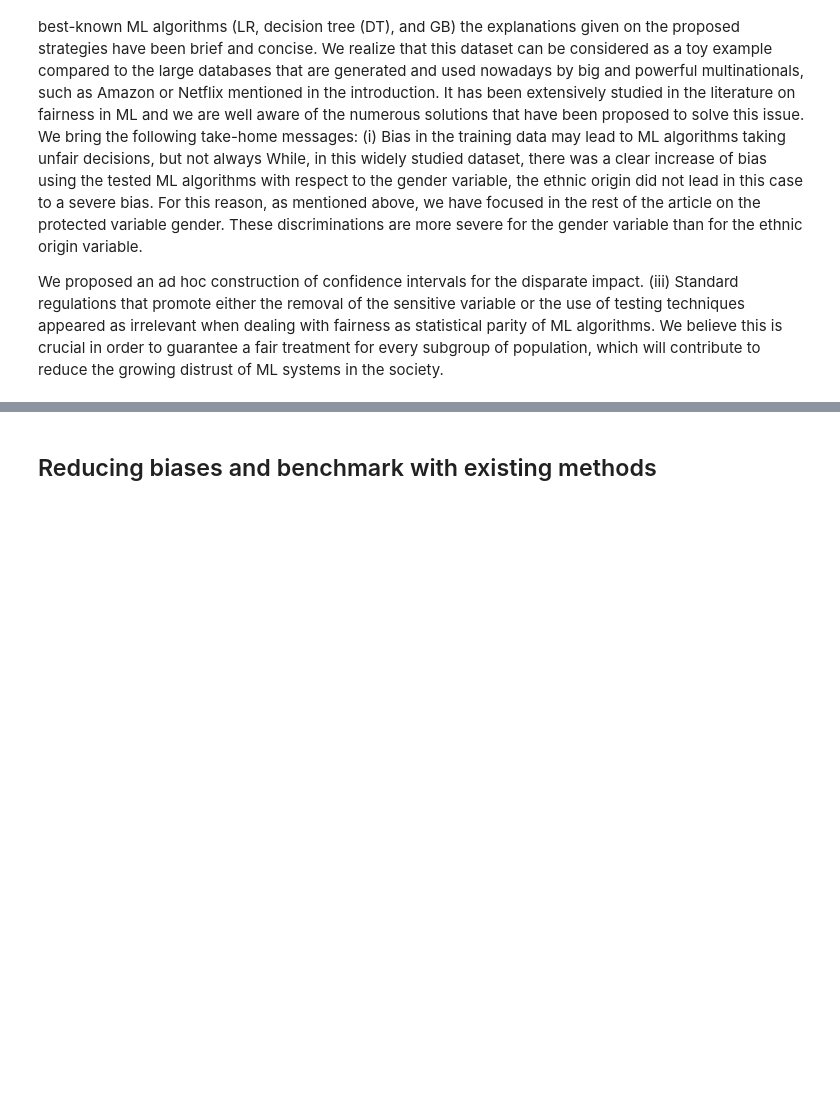
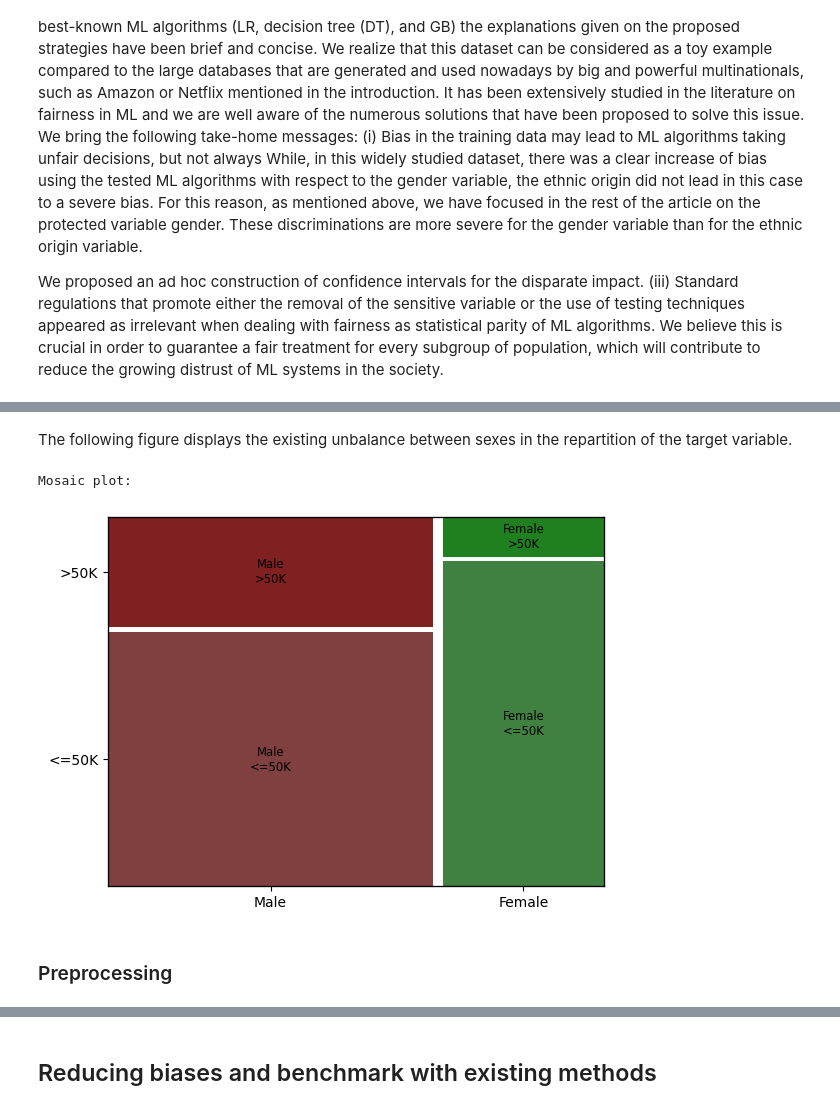
Before and after one commit to TomFiz/Studying-biases-in-Machine-Learning, a Jupyter notebook: Studying sex bias in adult census dataset/Study_of_bias.ipynb, the cells around one changed output, grey strips where cells are left out. Saved outputs shown, nothing was run; the diff lists cells and outputs as text; code cells hidden in the pictures; blank space fills up the shorter version.

```diff
--- a/Studying sex bias in adult census dataset/Study_of_bias.ipynb
+++ b/Studying sex bias in adult census dataset/Study_of_bias.ipynb
@@ -26,0 +111,14 @@ We believe this is crucial in order to guarantee a fair treatment for every subg
+# %% [markdown]
+The following figure displays the existing unbalance between sexes in the repartition of the target variable.
+# %%
+from statsmodels.graphics.mosaicplot import mosaic
+
+print('Mosaic plot:')
+mosaic(data, ['Sex','Target'],gap=0.02)
+plt.savefig('figbias1.pdf')
+plt.show()
+# %% [output]
+Mosaic plot:
+[figure, added]
+# %% [markdown]
+### Preprocessing
```
Also changed, not shown: parts of 30 cells of this notebook, 1 other file.
